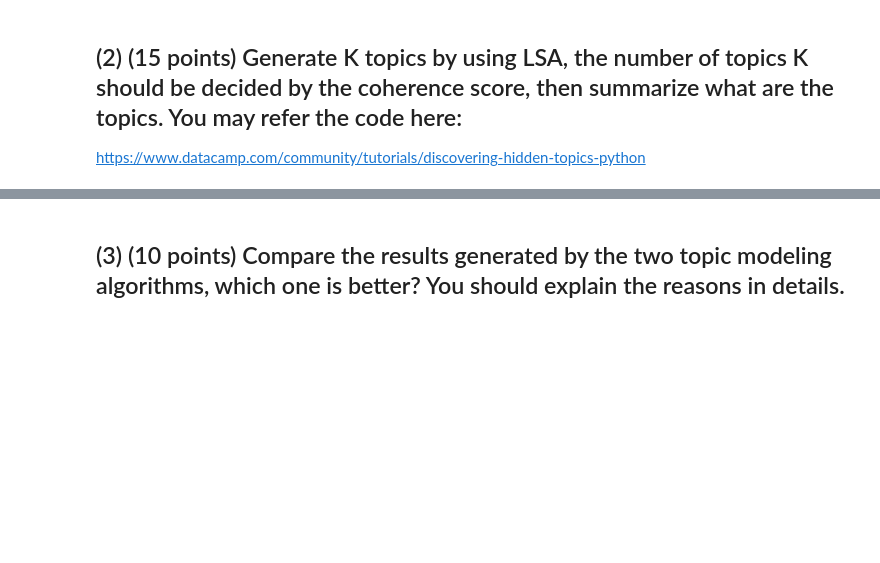
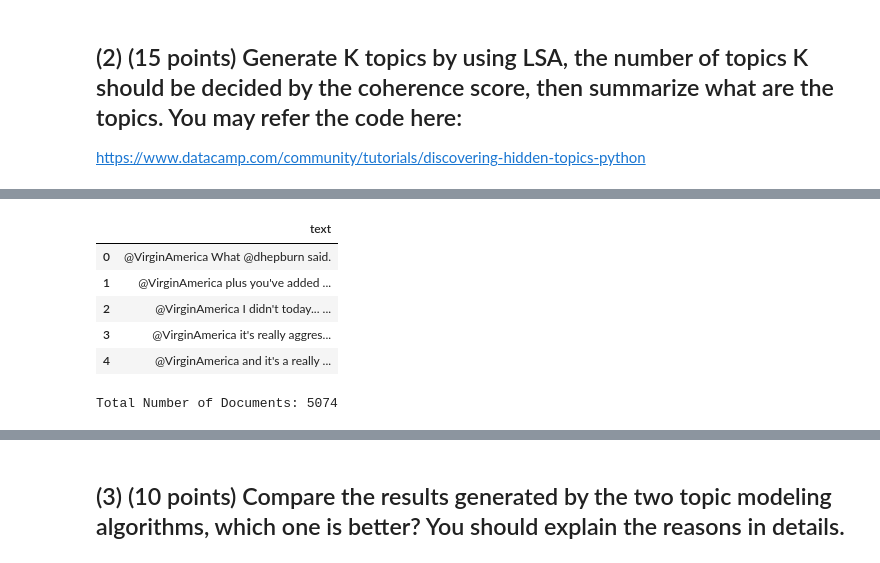
Before and after one commit to harithmote98/harith_INFO5731_Fall2021, a Jupyter notebook: In_class_exercise_04.ipynb, the cells around one changed output, grey strips where cells are left out. Drawn from its saved outputs; the diff is of its cells as text; code cells hidden in the pictures; blank space fills up the shorter version.

```diff
--- a/In_class_exercise_04.ipynb
+++ b/In_class_exercise_04.ipynb
@@ -212 +225,33 @@ True
+# %%
+import pandas as pd
+df =pd.read_csv(r'/tweets.csv',index_col=0)
+
+df.head()
+# %% [output]
+|  | text |
+| 0 | @VirginAmerica What @dhepburn said. |
+| 1 | @VirginAmerica plus you've added ... |
+| 2 | @VirginAmerica I didn't today... ... |
+| 3 | @VirginAmerica it's really aggres... |
+| 4 | @VirginAmerica and it's a really ... |
+# %%
+def load_data(path,file_name):
+    """
+    Input  : path and file_name
+    Purpose: loading text file
+    Output : list of paragraphs/documents and
+             title(initial 100 words considred as title of document)
+    """
+    documents_list = []
+    titles=[]
+    with open( os.path.join(path, file_name) ,"r") as fin:
+        for line in fin.readlines():
+            text = line.strip()
+            documents_list.append(text)
+    print("Total Number of Documents:",len(documents_list))
+    titles.append( text[0:min(len(text),100)] )
+    return documents_list,titles
+docs_list,titles=load_data(r'','/tweets.csv')
+# %% [output]
+Total Number of Documents: 5074
 # %%
```
Also changed, not shown: parts of 30 cells of this notebook.
